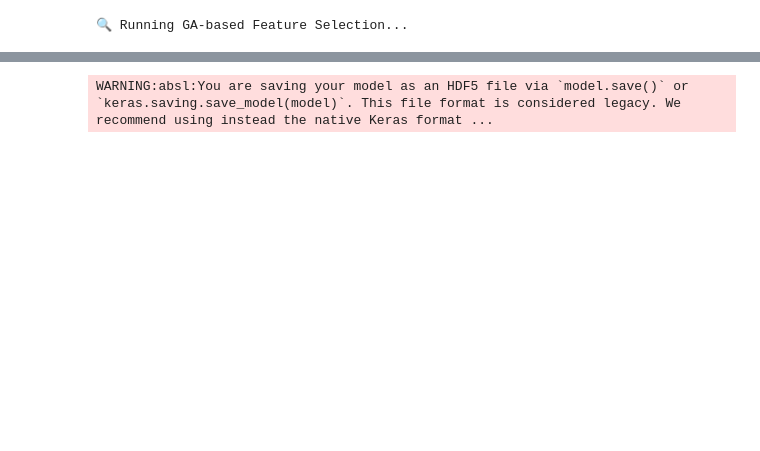
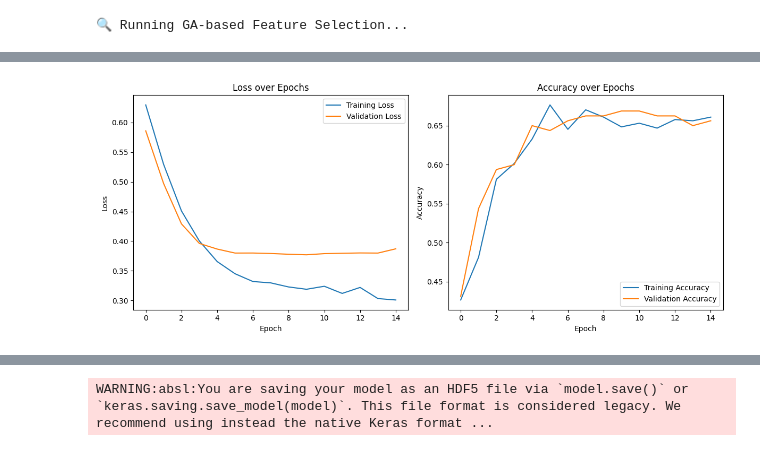
Before and after one commit to tawkeer1/Learning-disability-classification, a Jupyter notebook: app/mlmodel/train_model.ipynb, the cells around one changed output, grey strips where cells are left out. Drawn from its saved outputs; the diff is of its cells as text; code cells hidden in the pictures; blank space fills up the shorter version.

```diff
--- a/app/mlmodel/train_model.ipynb
+++ b/app/mlmodel/train_model.ipynb
@@ -3,6 +3,13 @@ import pandas as pd
 import numpy as np
 import joblib
 import os
+
+import matplotlib.pyplot as plt
+from sklearn.metrics import precision_score, recall_score, f1_score, accuracy_score
+import plotly.express as px
+
+from sklearn.metrics import multilabel_confusion_matrix
+import seaborn as sns
 
 from sklearn.model_selection import train_test_split
 from sklearn.preprocessing import MultiLabelBinarizer, StandardScaler, LabelEncoder
@@ -87,18 +94,52 @@ class KerasMultiOutputClassifier(BaseEstimator, ClassifierMixin):
 
     def fit(self, X, y):
         self.model = self.build_fn()
-        self.model.fit(
+        early_stop = EarlyStopping(patience=5, restore_best_weights=True)
+        history = self.model.fit(
             X, y,
             epochs=self.epochs,
             batch_size=self.batch_size,
             verbose=self.verbose,
-            callbacks=[EarlyStopping(patience=5, restore_best_weights=True)]
+            validation_split=0.2,
+            callbacks=[early_stop]
         )
+
+        # 🔽 Plot accuracy & loss curves
+        self._plot_history(history)
+
         return self
 
     def predict(self, X):
         pred = self.model.predict(X)
         return (pred > 0.5).astype(int)
+
+    def _plot_history(self, history):
+        # Plot training loss
+        plt.figure(figsize=(12, 5))
+
+        plt.subplot(1, 2, 1)
+        plt.plot(history.history['loss'], label='Training Loss')
+        if 'val_loss' in history.history:
+            plt.plot(history.history['val_loss'], label='Validation Loss')
+        plt.title('Loss over Epochs')
+        plt.xlabel('Epoch')
+        plt.ylabel('Loss')
+        plt.legend()
+
+        # Plot training accuracy (note: only available if metric is defined)
+        if 'accuracy' in history.history:
+            plt.subplot(1, 2, 2)
+            plt.plot(history.history['accuracy'], label='Training Accuracy')
+            if 'val_accuracy' in history.history:
+                plt.plot(history.history['val_accuracy'], label='Validation Accuracy')
+            plt.title('Accuracy over Epochs')
+            plt.xlabel('Epoch')
+            plt.ylabel('Accuracy')
+            plt.legend()
+
+        plt.tight_layout()
+        plt.savefig('saved_models/training_performance.png')  # Save to file
+        plt.show()  # Optional: Display in interactive environments
 
 # Define all models
 models = {
@@ -125,13 +166,63 @@ for name, model in models.items():
             target_names=mlb.classes_,
             labels=range(len(mlb.classes_))
         ))
+
+        # ➕ Confusion Matrix
+        cm = multilabel_confusion_matrix(y_test, y_pred)
+        print(f"📉 Confusion Matrices for {name}:")
+
+        for i, label in enumerate(mlb.classes_):
+            print(f"\n🔹 Label: {label}")
+            print(cm[i])  # [TN, FP], [FN, TP] matrix
+
+            # Optional: visualize with seaborn
+            # plt.figure(figsize=(3, 2))
+            # sns.heatmap(cm[i], annot=True, fmt="d", cmap="Blues", cbar=False)
+            # plt.title(f"{name} - {label}")
+            # plt.xlabel("Predicted")
+            # plt.ylabel("Actual")
+            # plt.tight_layout()
+            # plt.show()
+
     except ValueError as e:
         print("⚠️ Report issue:", str(e))
 
+    # Save models
     if name != "deep_learning":
         joblib.dump(model, f'saved_models/{name}_model.pkl')
     else:
         model.model.save("saved_models/deep_learning_model.h5")
+metrics_summary = []
+
+# Compute metrics for all models
+for name, model in models.items():
+    print(f"\n📈 Evaluating {name}...")
+    y_pred = model.predict(X_test)
+    y_pred = np.nan_to_num(y_pred, nan=0).astype(int)
+
+    precision = precision_score(y_test, y_pred, average='micro')
+    recall = recall_score(y_test, y_pred, average='micro')
+    f1 = f1_score(y_test, y_pred, average='micro')
+    accuracy = accuracy_score(y_test, y_pred)
+
+    metrics_summary.append({
+        "Model": name,
+        "Precision": round(precision, 4),
+        "Recall": round(recall, 4),
+        "F1 Score": round(f1, 4),
+        "Accuracy": round(accuracy, 4)
+    })
+
+# Save metrics to CSV
+metrics_df = pd.DataFrame(metrics_summary)
+metrics_df.to_csv("saved_models/model_metrics_comparison.csv", index=False)
+print("\n📊 Saved model comparison report to 'saved_models/model_metrics_comparison.csv'")
+
+# Plot comparison chart
+fig = px.bar(metrics_df, x='Model', y='F1 Score', title='F1 Score Comparison of Models',
+             text='F1 Score', color='Model', height=500)
+fig.write_html("saved_models/model_f1_comparison.html")
+print("📊 Saved F1 Score comparison chart to 'saved_models/model_f1_comparison.html'")
 
 joblib.dump(mlb, 'saved_models/mlb.pkl')
 print("\n✅ All models trained and saved.")
@@ -179,0 +299 @@ Epoch 2/30
+[figure, added]
```
Also changed, not shown: parts of 1 cell of this notebook, 25 other files.
